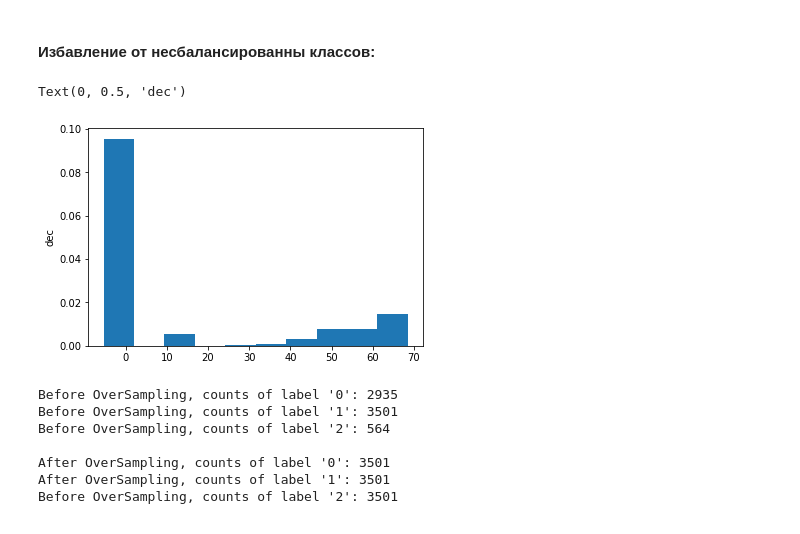
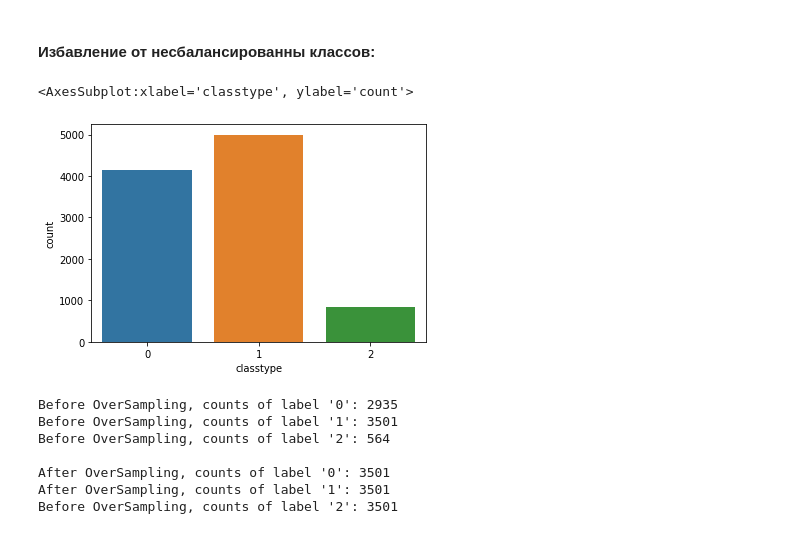
Before and after one commit to VChernenko42/MachineLearning2021, a Jupyter notebook: Classification of Stars, Galaxies and Quasars/SkyClassification.ipynb, the cells around one changed output. Drawn from its saved outputs; the diff is of its cells as text; code cells hidden in the pictures.

```diff
--- a/Classification of Stars, Galaxies and Quasars/SkyClassification.ipynb
+++ b/Classification of Stars, Galaxies and Quasars/SkyClassification.ipynb
@@ -360,12 +360,10 @@ Error of SupportVectorMachines =  0.019333333333333334
 # %% [markdown]
 #### Избавление от несбалансированны классов:
 # %%
-# Несбалансированный признак "dec"
-plt.hist(data["dec"], density = True)
-plt.ylabel("dec")
+sns.countplot(x='classtype', data=data)
 # %% [output]
-Text(0, 0.5, 'dec')
+<AxesSubplot:xlabel='classtype', ylabel='count'>
-[figure, old version]
+[figure, new version]
 # %%
 from imblearn.over_sampling import SMOTE
 
```
Also changed, not shown: parts of 1 cell of this notebook.
